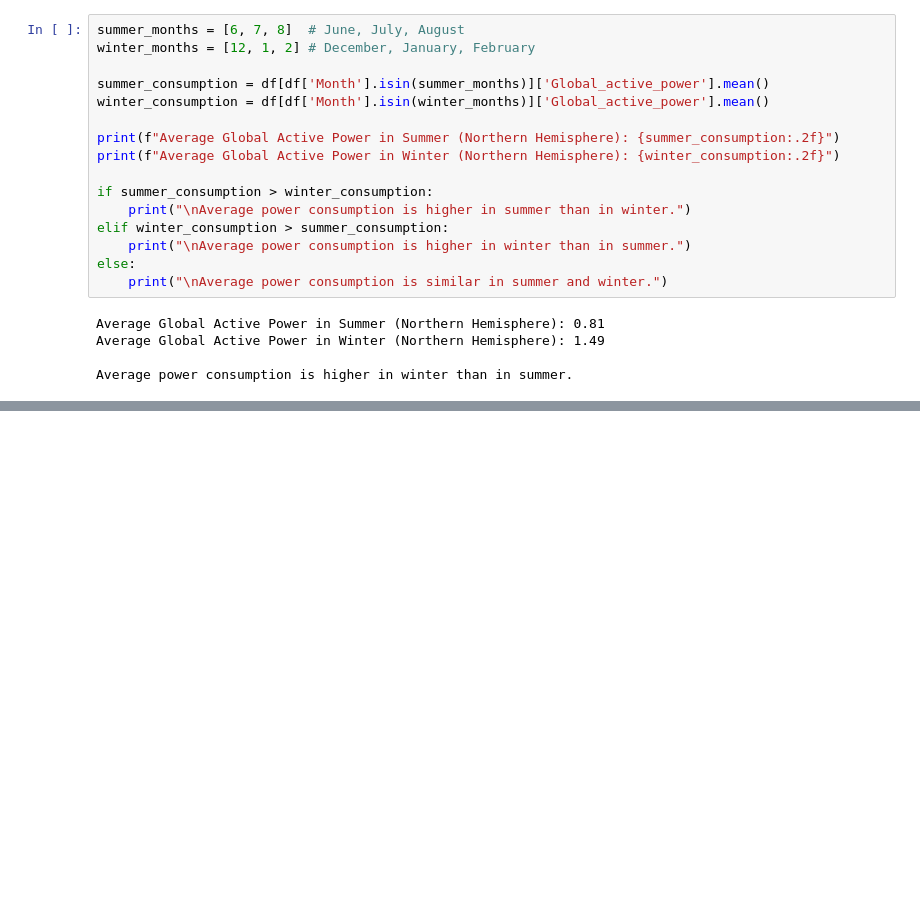
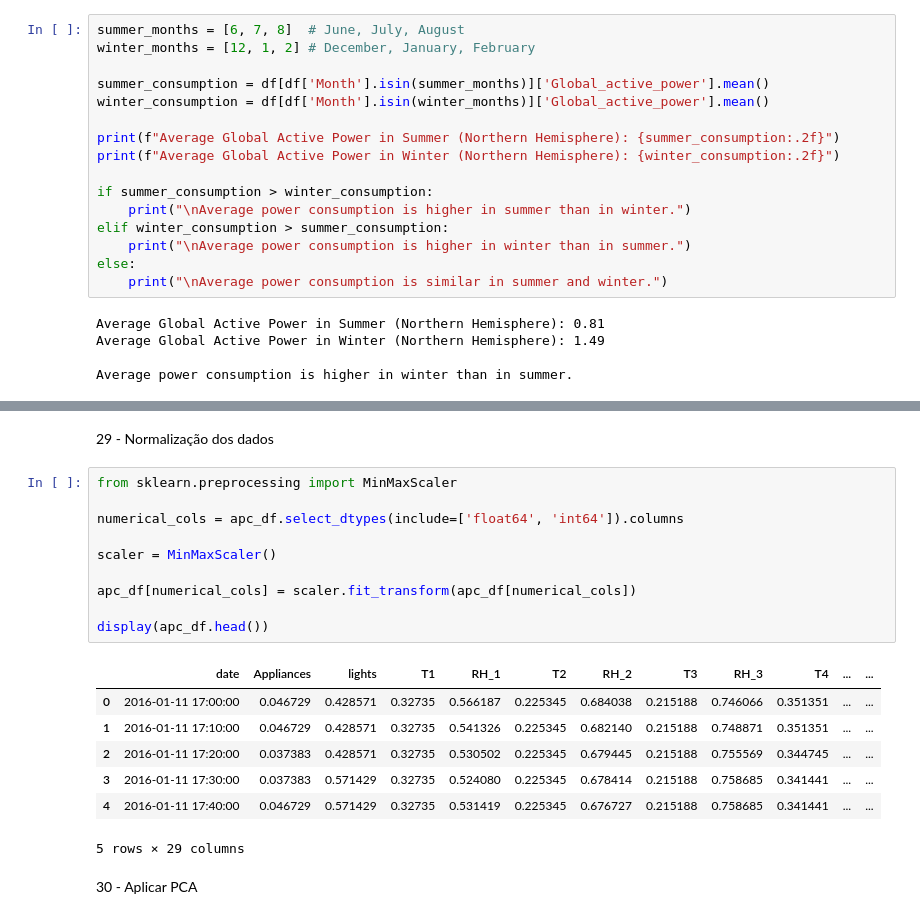
Before and after one commit to NathanMagno/energy-consumers-data, a Jupyter notebook: cp04.ipynb, the cells around one changed output, grey strips where cells are left out. Drawn from its saved outputs; the diff is of its cells as text; blank space fills up the shorter version.

```diff
--- a/cp04.ipynb
+++ b/cp04.ipynb
@@ -356,0 +445,22 @@ Average power consumption is higher in winter than in summer.
+# %% [markdown]
+29 - Normalização dos dados
+# %%
+from sklearn.preprocessing import MinMaxScaler
+
+numerical_cols = apc_df.select_dtypes(include=['float64', 'int64']).columns
+
+scaler = MinMaxScaler()
+
+apc_df[numerical_cols] = scaler.fit_transform(apc_df[numerical_cols])
+
+display(apc_df.head())
+# %% [output]
+|  | date | Appliances | lights | T1 | RH_1 | T2 | RH_2 | T3 | RH_3 | T4 | ... | ... |
+| 0 | 2016-01-11 17:00:00 | 0.046729 | 0.428571 | 0.32735 | 0.566187 | 0.225345 | 0.684038 | 0.215188 | 0.746066 | 0.351351 | ... | ... |
+| 1 | 2016-01-11 17:10:00 | 0.046729 | 0.428571 | 0.32735 | 0.541326 | 0.225345 | 0.682140 | 0.215188 | 0.748871 | 0.351351 | ... | ... |
+| 2 | 2016-01-11 17:20:00 | 0.037383 | 0.428571 | 0.32735 | 0.530502 | 0.225345 | 0.679445 | 0.215188 | 0.755569 | 0.344745 | ... | ... |
+| 3 | 2016-01-11 17:30:00 | 0.037383 | 0.571429 | 0.32735 | 0.524080 | 0.225345 | 0.678414 | 0.215188 | 0.758685 | 0.341441 | ... | ... |
+| 4 | 2016-01-11 17:40:00 | 0.046729 | 0.571429 | 0.32735 | 0.531419 | 0.225345 | 0.676727 | 0.215188 | 0.758685 | 0.341441 | ... | ... |
+5 rows × 29 columns
+# %% [markdown]
+30 - Aplicar PCA
```
Also changed, not shown: parts of 14 cells of this notebook.
